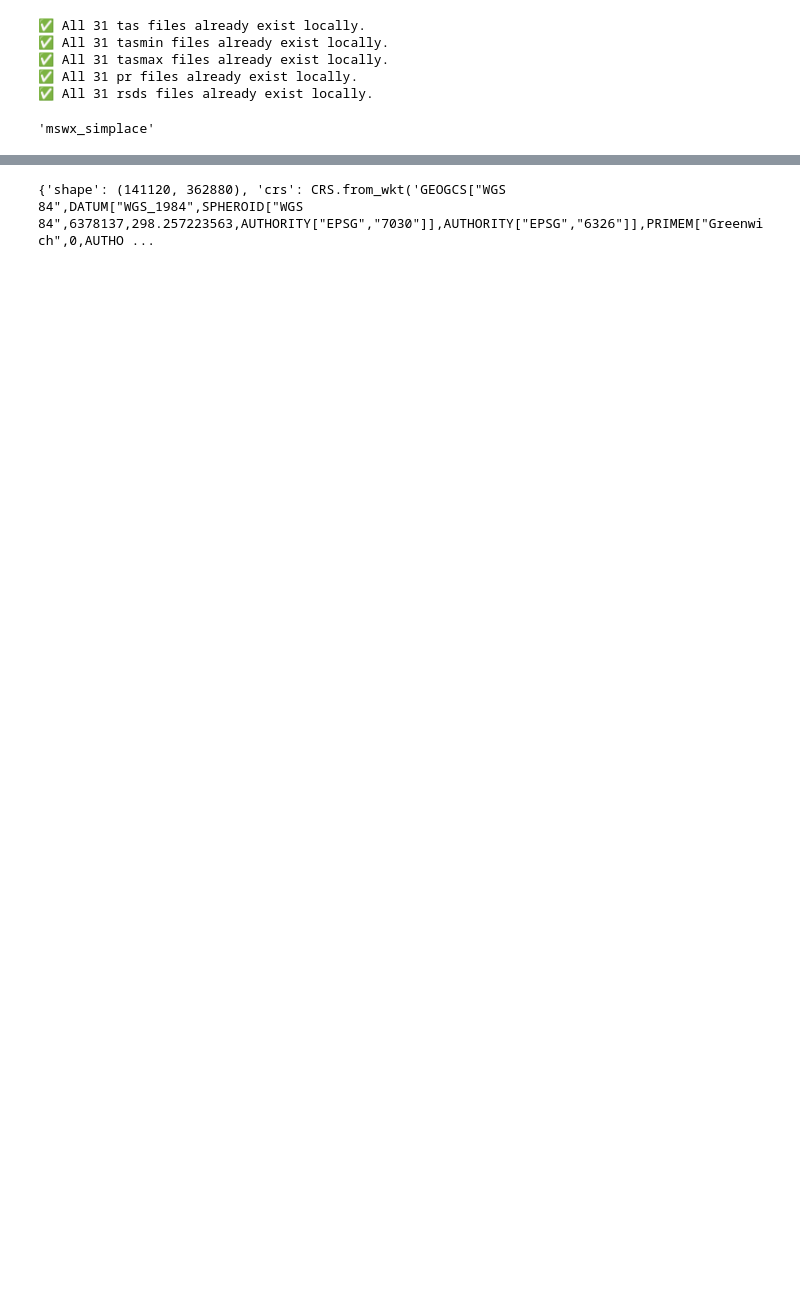
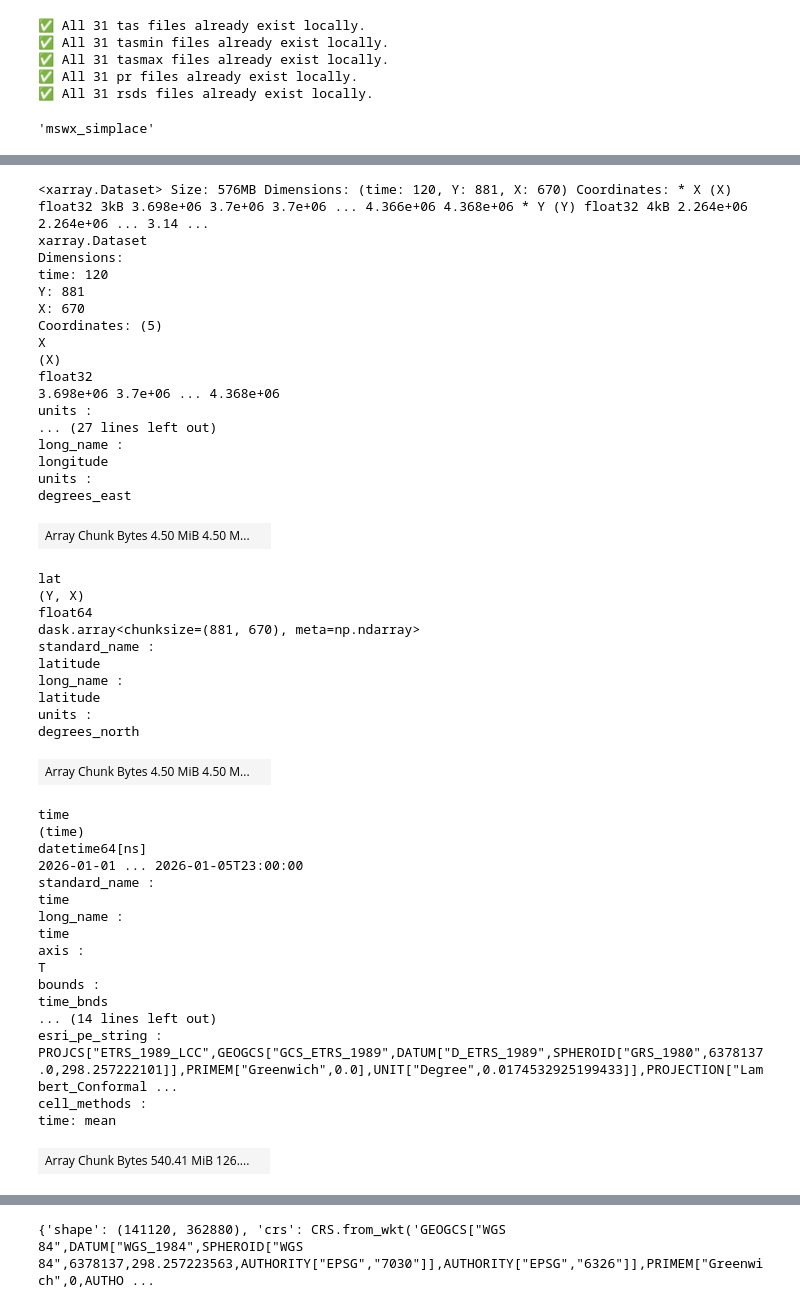
Before and after one commit to Kaushikreddym/climdata, a Jupyter notebook: usecase/simplace_dataprep.ipynb, the cells around one changed output, grey strips where cells are left out. Drawn from its saved outputs; the diff is of its cells as text; code cells hidden in the pictures; blank space fills up the shorter version.

Commit message:
hostrada added

```diff
--- a/usecase/simplace_dataprep.ipynb
+++ b/usecase/simplace_dataprep.ipynb
@@ -28,0 +93,50 @@ extractor.to_csv(filename='mswx_simplace',format='simplace')
+# %%
+ds_hostrada_daily
+# %% [output]
+<xarray.Dataset> Size: 576MB Dimensions: (time: 120, Y: 881, X: 670) Coordinates: * X (X) float32 3kB 3.698e+06 3.7e+06 3.7e+06 ... 4.366e+06 4.368e+06 * Y (Y) float32 4kB 2.264e+06 2.264e+06 ... 3.14 ...
+xarray.Dataset
+Dimensions:
+time: 120
+Y: 881
+X: 670
+Coordinates: (5)
+X
+(X)
+float32
+3.698e+06 3.7e+06 ... 4.368e+06
+units :
+... (27 lines left out)
+long_name :
+longitude
+units :
+degrees_east
+| Array Chunk Bytes 4.50 MiB 4.50 M... |  |
+lat
+(Y, X)
+float64
+dask.array<chunksize=(881, 670), meta=np.ndarray>
+standard_name :
+latitude
+long_name :
+latitude
+units :
+degrees_north
+| Array Chunk Bytes 4.50 MiB 4.50 M... |  |
+time
+(time)
+datetime64[ns]
+2026-01-01 ... 2026-01-05T23:00:00
+standard_name :
+time
+long_name :
+time
+axis :
+T
+bounds :
+time_bnds
+... (14 lines left out)
+esri_pe_string :
+PROJCS["ETRS_1989_LCC",GEOGCS["GCS_ETRS_1989",DATUM["D_ETRS_1989",SPHEROID["GRS_1980",6378137.0,298.257222101]],PRIMEM["Greenwich",0.0],UNIT["Degree",0.0174532925199433]],PROJECTION["Lambert_Conformal ...
+cell_methods :
+time: mean
+| Array Chunk Bytes 540.41 MiB 126.... |  |
```
Also changed, not shown: parts of 5 cells of this notebook, 10 other files.
